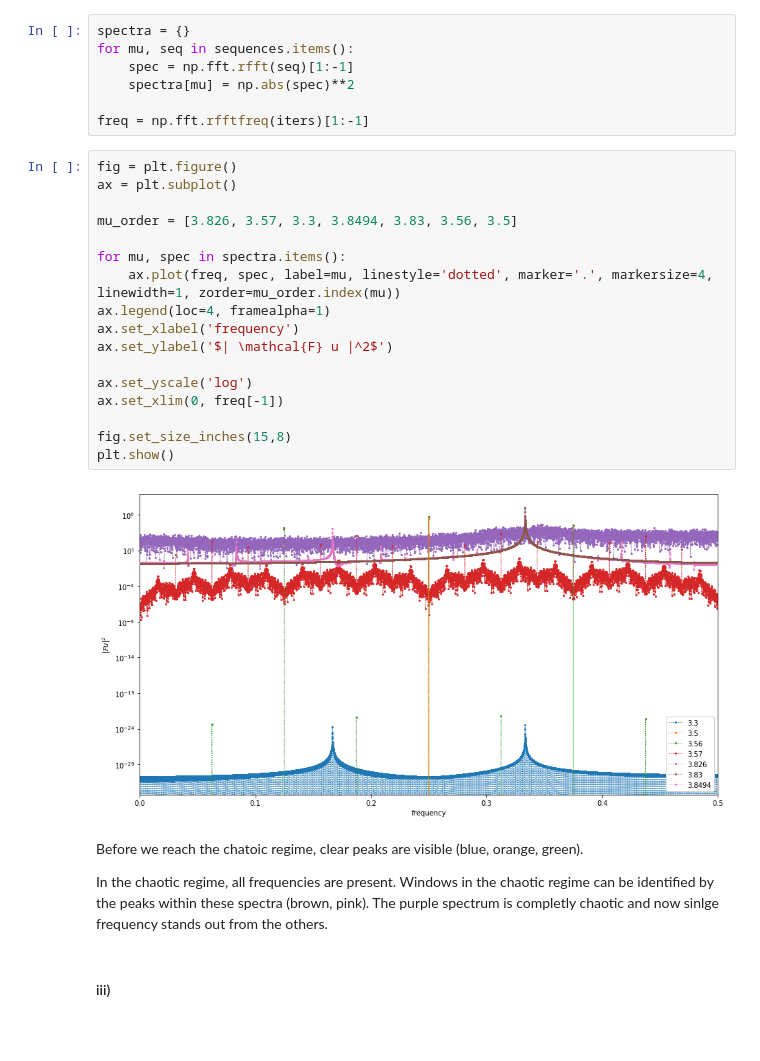
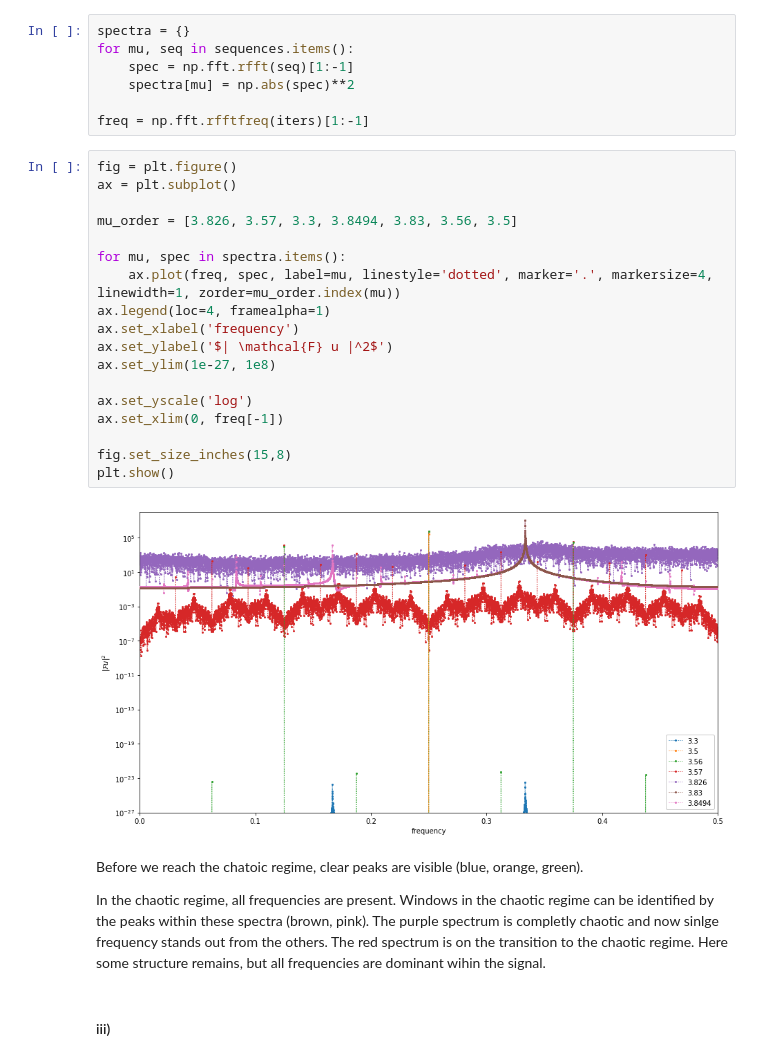
Before and after one commit to ManshaP/CCEES, a Jupyter notebook: exercise_3/2_spectrum_of_logistic_map.ipynb, the cells around one changed output. Cells and saved outputs as stored; diff of their text form; blank space fills up the shorter version.

```diff
--- a/exercise_3/2_spectrum_of_logistic_map.ipynb
+++ b/exercise_3/2_spectrum_of_logistic_map.ipynb
@@ -63,26 +63,27 @@ freq = np.fft.rfftfreq(iters)[1:-1]
 # %%
 fig = plt.figure()
 ax = plt.subplot()
 
 mu_order = [3.826, 3.57, 3.3, 3.8494, 3.83, 3.56, 3.5]
 
 for mu, spec in spectra.items():
     ax.plot(freq, spec, label=mu, linestyle='dotted', marker='.', markersize=4, linewidth=1, zorder=mu_order.index(mu))
 ax.legend(loc=4, framealpha=1)
 ax.set_xlabel('frequency')
 ax.set_ylabel('$| \mathcal{F} u |^2$')
+ax.set_ylim(1e-27, 1e8)
 
 ax.set_yscale('log')
 ax.set_xlim(0, freq[-1])
 
 fig.set_size_inches(15,8)
 plt.show()
 # %% [output]
-[figure, old version]
+[figure, new version]
 # %% [markdown]
 Before we reach the chatoic regime, clear peaks are visible (blue, orange, green).
 
-In the chaotic regime, all frequencies are present. Windows in the chaotic regime can be identified by the peaks within these spectra (brown, pink). The purple spectrum is completly chaotic and now sinlge frequency stands out from the others.
+In the chaotic regime, all frequencies are present. Windows in the chaotic regime can be identified by the peaks within these spectra (brown, pink). The purple spectrum is completly chaotic and now sinlge frequency stands out from the others. The red spectrum is on the transition to the chaotic regime. Here some structure remains, but all frequencies are dominant wihin the signal.
 # %% [markdown]
 #### iii)
 # %% [markdown]
```
Also changed, not shown: parts of 2 cells of this notebook.
